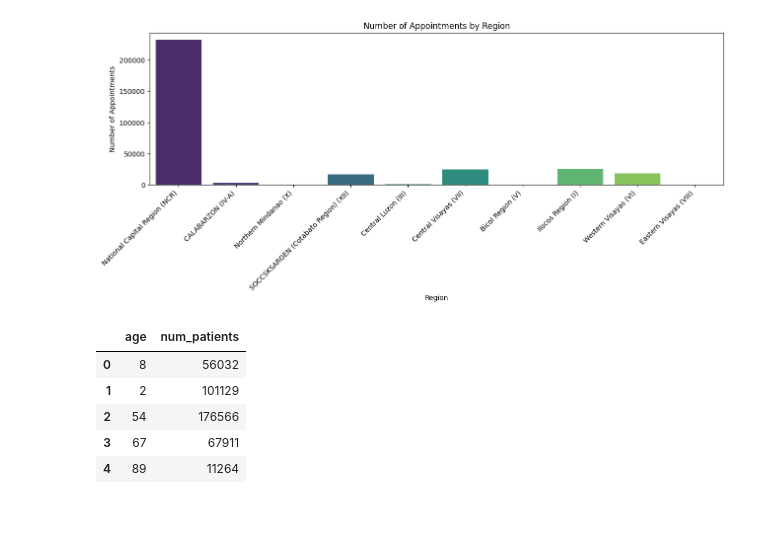
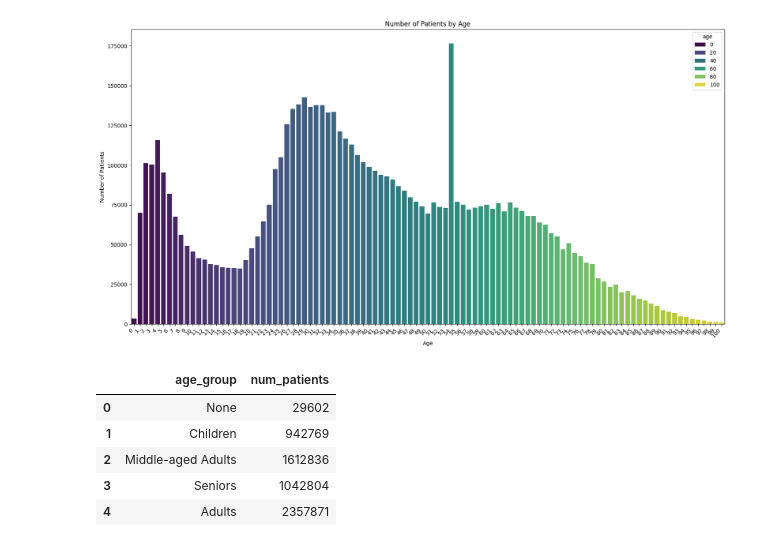
Before and after one commit to anaj00/STADVDB-MC01, a Jupyter notebook: operations/roll-up/rollup.ipynb, the cells around one changed output. Drawn from its saved outputs; the diff is of its cells as text; code cells hidden in the pictures; blank space fills up the shorter version.

```diff
--- a/operations/roll-up/rollup.ipynb
+++ b/operations/roll-up/rollup.ipynb
@@ -113,33 +171,38 @@ df.head(20)
 # %%
-plt.figure(figsize=(15, 4))
-ax = sns.barplot(x='RegionName', y='AppointmentsCount', hue='RegionName', data=df, palette='viridis', dodge=False)
+plt.figure(figsize=(20, 10))
+ax = sns.barplot(x='age', y='num_patients', hue='age', data=px_age_df, palette='viridis', dodge=False)
 
 ax.set_xticks(ax.get_xticks())
 ax.set_xticklabels(ax.get_xticklabels(), rotation=45, ha='right')
 
-plt.title('Number of Appointments by Region')
-plt.xlabel('Region')
-plt.ylabel('Number of Appointments')
+plt.title('Number of Patients by Age')
+plt.xlabel('Age')
+plt.ylabel('Number of Patients')
 plt.show()
 # %% [output]
-[figure, old version]
+[figure, new version]
-# %%
-query = '''
-SELECT
-  px.age,
-  COUNT(px.pxid) AS num_patients
-FROM px
-WHERE px.age BETWEEN 0 AND 100
-GROUP BY px.age;
-
-'''
-df = pd.read_sql(query, engine)
-df.head()
-# %% [output]
-|  | age | num_patients |
-| 0 | 8 | 56032 |
-| 1 | 2 | 101129 |
-| 2 | 54 | 176566 |
-| 3 | 67 | 67911 |
-| 4 | 89 | 11264 |
+# %%
+query = '''
+SELECT
+  CASE
+    WHEN px.age BETWEEN 0 AND 14 THEN 'Children'
+    WHEN px.age BETWEEN 15 AND 24 THEN 'Youth'
+    WHEN px.age BETWEEN 25 AND 44 THEN 'Adults'
+    WHEN px.age BETWEEN 45 AND 64 THEN 'Middle-aged Adults'
+    WHEN px.age BETWEEN 65 AND 100 THEN 'Seniors'
+  END AS age_group,
+  COUNT(px.pxid) AS num_patients
+FROM px
+GROUP BY age_group;
+
+'''
+px_agegrp_df = pd.read_sql(query, engine)
+px_agegrp_df.head()
+# %% [output]
+|  | age_group | num_patients |
+| 0 | None | 29602 |
+| 1 | Children | 942769 |
+| 2 | Middle-aged Adults | 1612836 |
+| 3 | Seniors | 1042804 |
+| 4 | Adults | 2357871 |
 # %%
```
Also changed, not shown: parts of 14 cells of this notebook, 1 other file.
